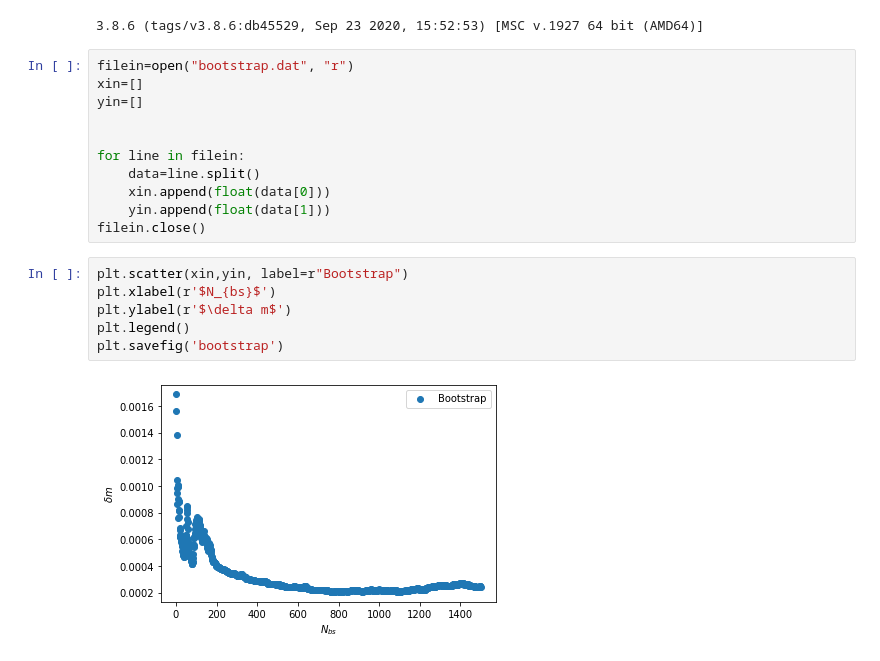
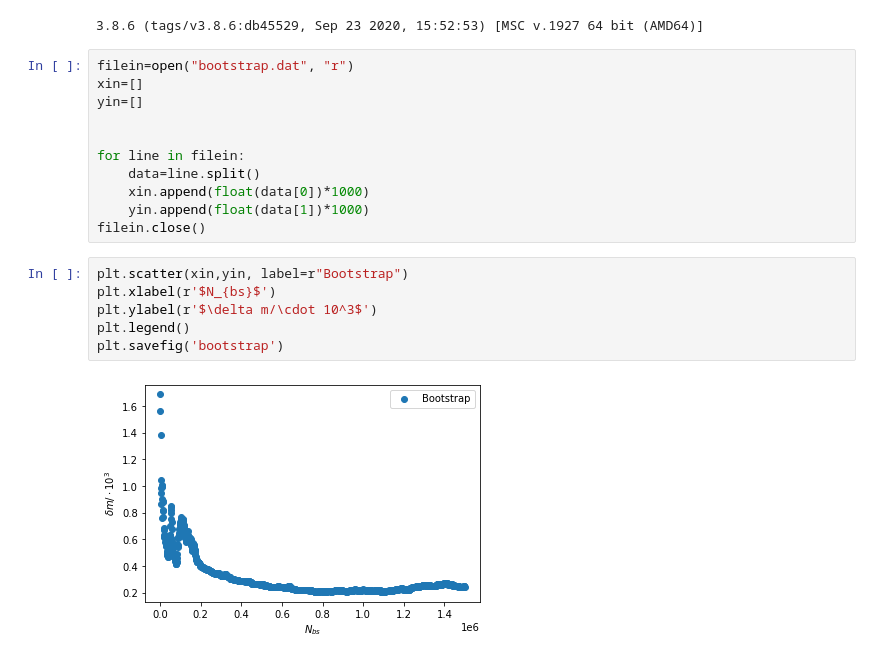
Before and after one commit to MarcelSchindler/Computational-Physics, a Jupyter notebook: exercise_4/bootstrap.ipynb, the cells around one changed output. Drawn from its saved outputs; the diff is of its cells as text.

```diff
--- a/exercise_4/bootstrap.ipynb
+++ b/exercise_4/bootstrap.ipynb
@@ -16,14 +16,14 @@ yin=[]
 
 for line in filein:
     data=line.split()
-    xin.append(float(data[0]))
-    yin.append(float(data[1]))
+    xin.append(float(data[0])*1000)
+    yin.append(float(data[1])*1000)
 filein.close()
 # %%
 plt.scatter(xin,yin, label=r"Bootstrap")
 plt.xlabel(r'$N_{bs}$')
-plt.ylabel(r'$\delta m$')
+plt.ylabel(r'$\delta m/\cdot 10^3$')
 plt.legend()
 plt.savefig('bootstrap')
 # %% [output]
-[figure, old version]
+[figure, new version]
```
Also changed, not shown: 22 other files.
